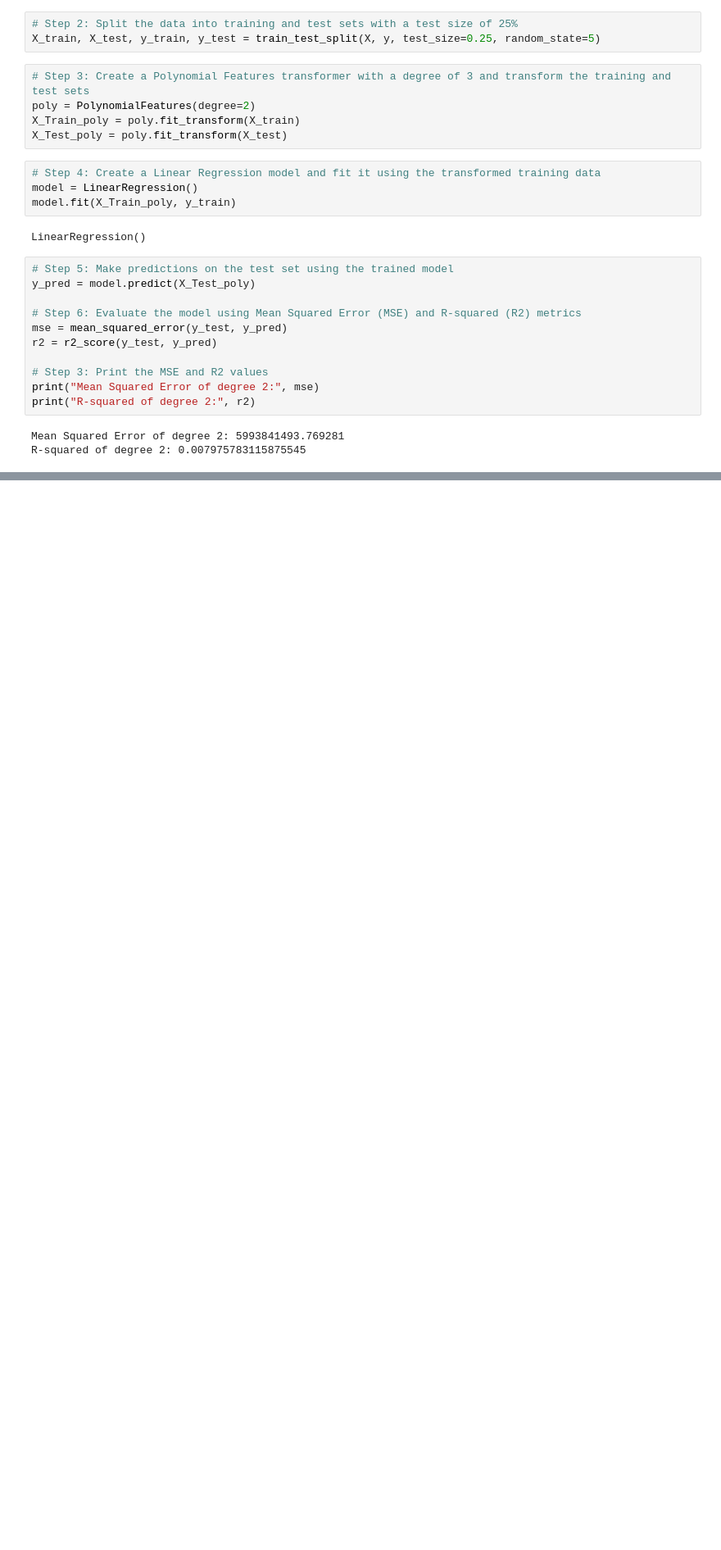
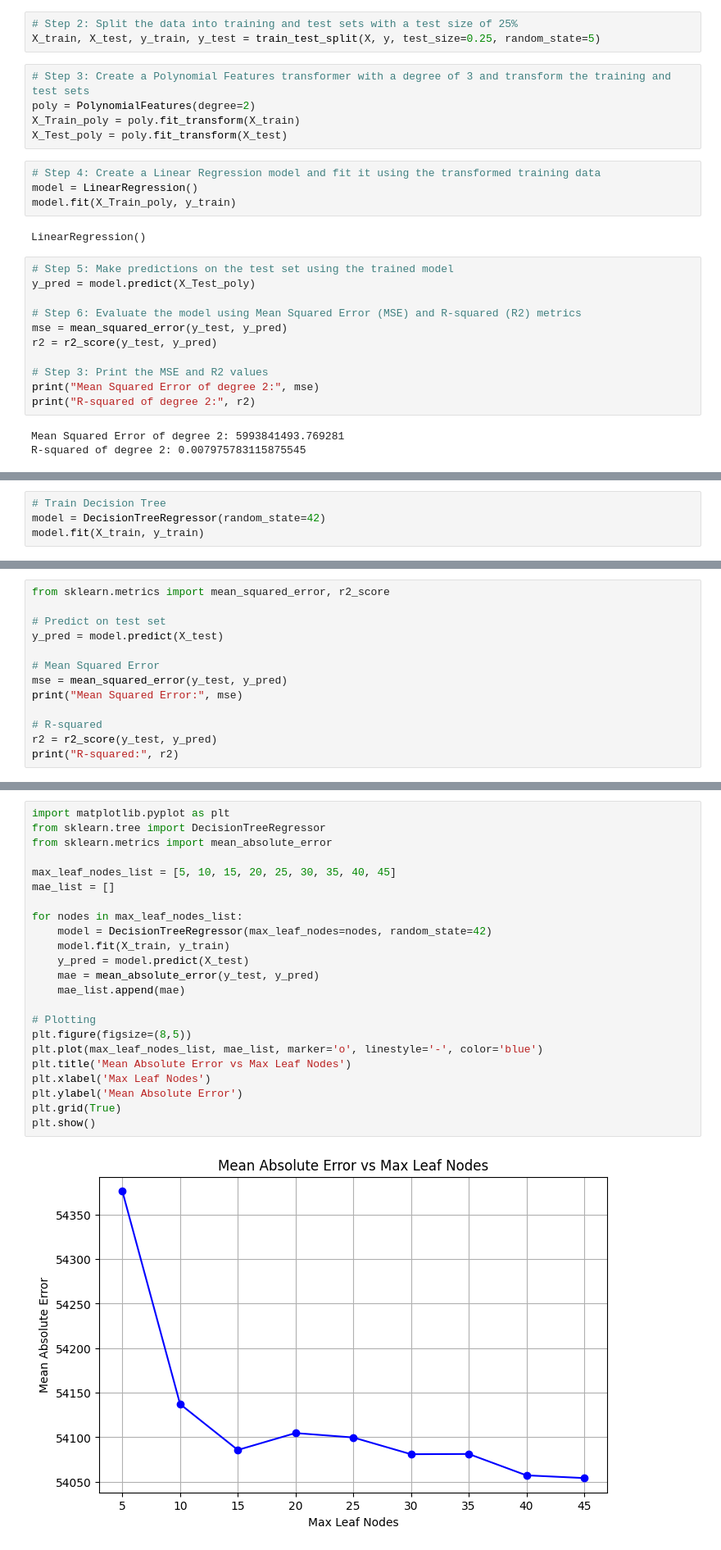
Before and after one commit to ByteMeRadi/Salary-Prediction-System-for-Data-Science-Careers, a Jupyter notebook: salary-prediction-system-for-data-science-careers.ipynb, the cells around one changed output, grey strips where cells are left out. Shown at 82% size. Cells and saved outputs as stored; diff of their text form; blank space fills up the shorter version.

Commit message:
using decision tree and random forest and analyze the metrics

```diff
--- a/salary-prediction-system-for-data-science-careers.ipynb
+++ b/salary-prediction-system-for-data-science-careers.ipynb
@@ -542,0 +600,4 @@ Polynomial regression is not good for this analysis. The R-squared is closer to
+# %%
+# Train Decision Tree
+model = DecisionTreeRegressor(random_state=42)
+model.fit(X_train, y_train)
@@ -542,0 +606,13 @@ Polynomial regression is not good for this analysis. The R-squared is closer to
+# %%
+from sklearn.metrics import mean_squared_error, r2_score
+
+# Predict on test set
+y_pred = model.predict(X_test)
+
+# Mean Squared Error
+mse = mean_squared_error(y_test, y_pred)
+print("Mean Squared Error:", mse)
+
+# R-squared
+r2 = r2_score(y_test, y_pred)
+print("R-squared:", r2)
@@ -542,0 +646,25 @@ Polynomial regression is not good for this analysis. The R-squared is closer to
+# %%
+import matplotlib.pyplot as plt
+from sklearn.tree import DecisionTreeRegressor
+from sklearn.metrics import mean_absolute_error
+
+max_leaf_nodes_list = [5, 10, 15, 20, 25, 30, 35, 40, 45]
+mae_list = []
+
+for nodes in max_leaf_nodes_list:
+    model = DecisionTreeRegressor(max_leaf_nodes=nodes, random_state=42)
+    model.fit(X_train, y_train)
+    y_pred = model.predict(X_test)
+    mae = mean_absolute_error(y_test, y_pred)
+    mae_list.append(mae)
+
+# Plotting
+plt.figure(figsize=(8,5))
+plt.plot(max_leaf_nodes_list, mae_list, marker='o', linestyle='-', color='blue')
+plt.title('Mean Absolute Error vs Max Leaf Nodes')
+plt.xlabel('Max Leaf Nodes')
+plt.ylabel('Mean Absolute Error')
+plt.grid(True)
+plt.show()
+# %% [output]
+[figure, added]
```
Also changed, not shown: parts of 24 cells of this notebook.
